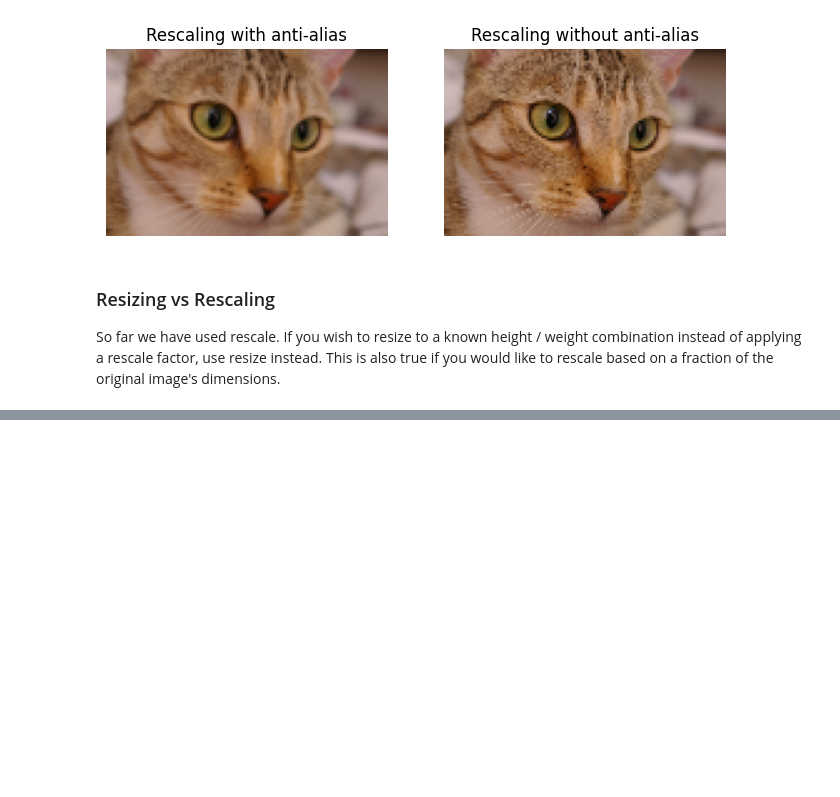
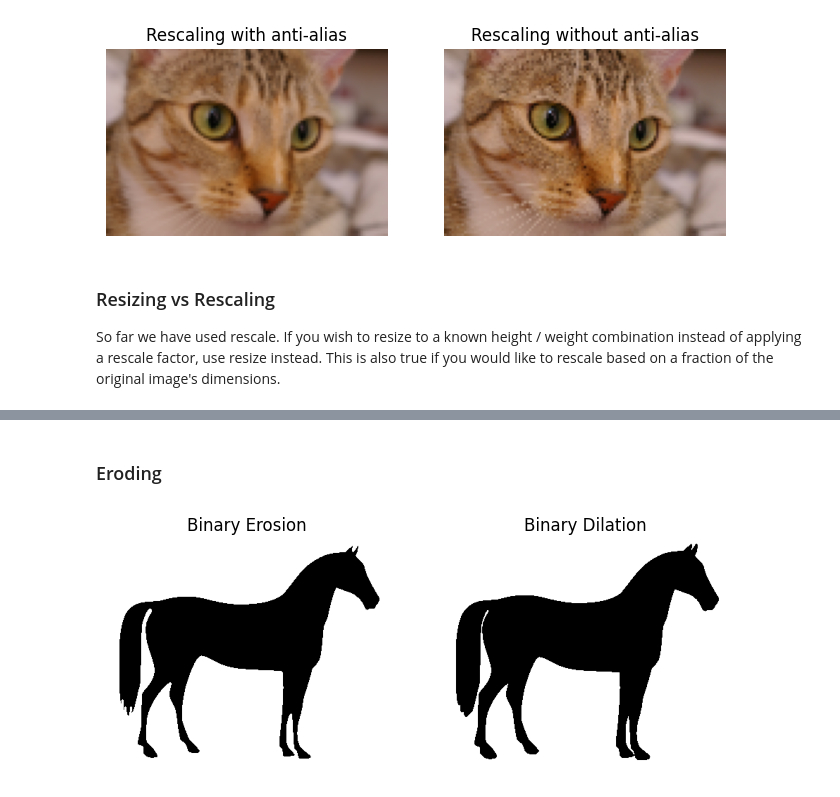
Before and after one commit to r-leyshon/image-processing, a Jupyter notebook: scikit-image/image-processing-with-skimage/02-more.ipynb, the cells around one changed output, grey strips where cells are left out. Drawn from its saved outputs; the diff is of its cells as text; code cells hidden in the pictures; blank space fills up the shorter version.

Commit message:
feat: Erosion & Dilation

```diff
--- a/scikit-image/image-processing-with-skimage/02-more.ipynb
+++ b/scikit-image/image-processing-with-skimage/02-more.ipynb
@@ -185,0 +197,17 @@ Text(0.5, 1.0, 'Downscaled')
+# %% [markdown]
+### Eroding
+# %%
+horse = data.horse()
+horse = horse < 0.5 # apply threshold, invert fill
+phantom_eroded = morphology.binary_erosion(horse)
+phantom_dilated = morphology.binary_dilation(horse)
+fig, (ax1, ax2) = plt.subplots(ncols=2, figsize=(8, 6), sharex=True, sharey=True)
+ax1.imshow(phantom_eroded, cmap="Greys")
+ax1.axis("off")
+ax1.set_title("Binary Erosion")
+ax2.imshow(phantom_dilated, cmap="Greys")
+ax2.axis("off")
+ax2.set_title("Binary Dilation")
+plt.show()
+# %% [output]
+[figure, added]
```
Also changed, not shown: parts of 3 cells of this notebook.
